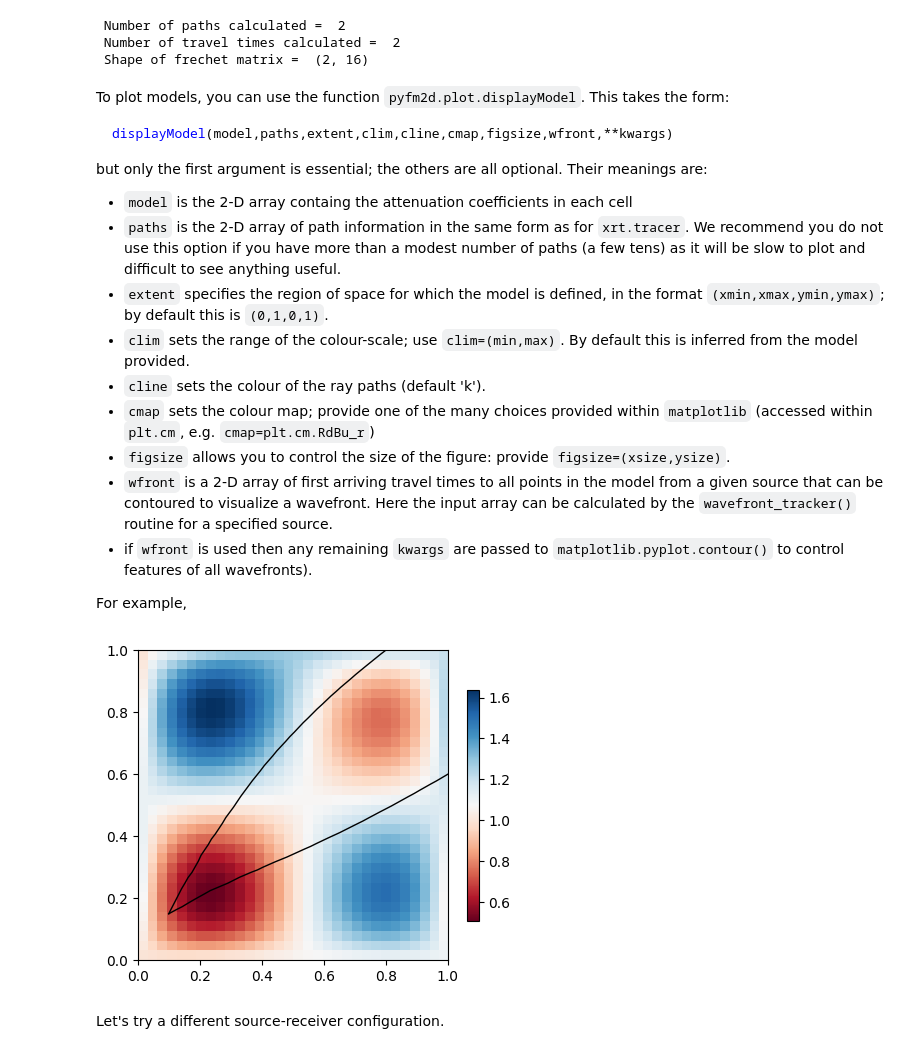
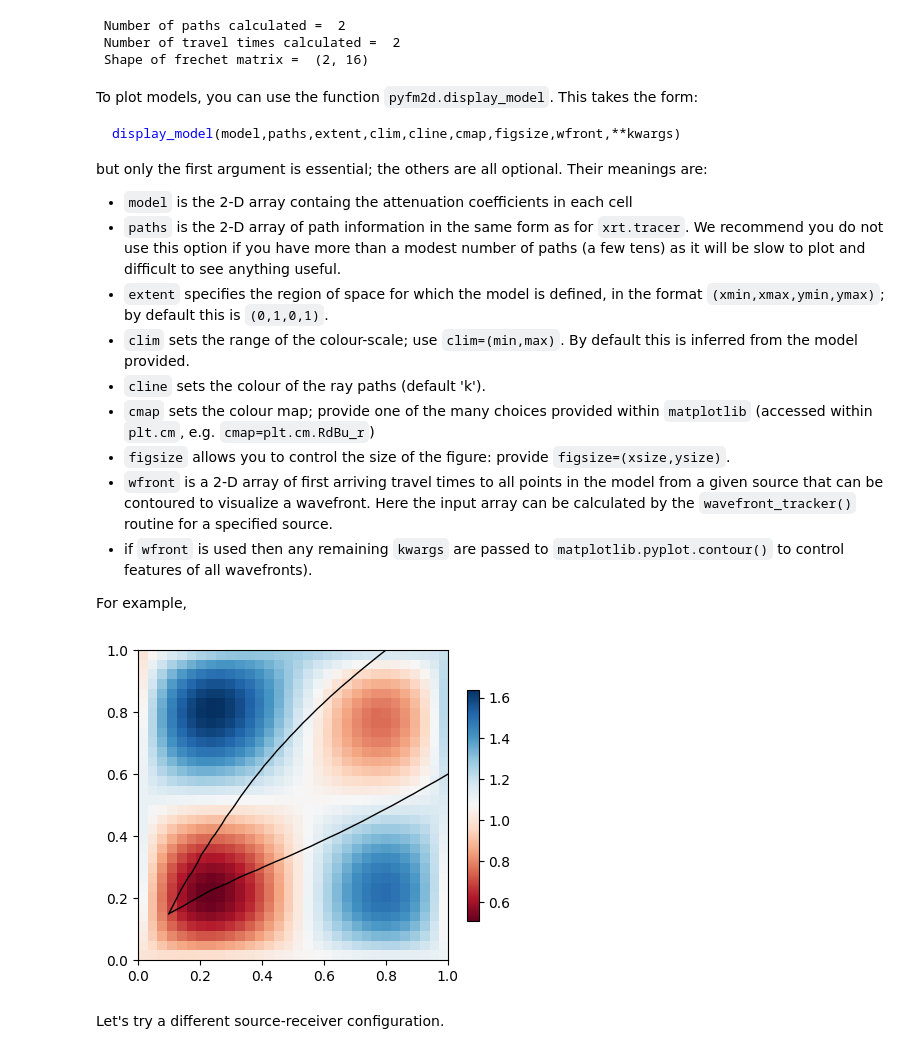
Before and after one commit to inlab-geo/pyfm2d, a Jupyter notebook: examples/FMM_demo Surface Wave.ipynb, the cells around one changed output. Saved outputs shown, nothing was run; the diff lists cells and outputs as text; code cells hidden in the pictures.

````diff
--- a/examples/FMM_demo Surface Wave.ipynb
+++ b/examples/FMM_demo Surface Wave.ipynb
@@ -142,18 +146,22 @@ The wavefront tracker is implemented with a function of the class `pyfm2d.WaveTr
 # %%
 # run wave front tracker
-fmm = wt.WaveTracker()
-fmm.calc_wavefronts(g.getVelocity(),recs,srcs,verbose=False,frechet=True,paths=True)
-print(' Number of paths calculated = ',len(fmm.paths))
-print(' Number of travel times calculated = ',len(fmm.ttimes))
-print(' Shape of frechet matrix = ',fmm.frechet.shape)
+options = pyfm2d.WaveTrackerOptions(
+    frechet=True,  # calculate Frechet derivatives
+    paths=True,  # calculate paths
+)
+
+result = pyfm2d.calc_wavefronts(velocity, recs, srcs, options=options)
+print(" Number of paths calculated = ", len(result.paths))
+print(" Number of travel times calculated = ", len(result.ttimes))
+print(" Shape of frechet matrix = ", result.frechet.shape)
 # %% [output]
  Number of paths calculated =  2
  Number of travel times calculated =  2
  Shape of frechet matrix =  (2, 16)
 # %% [markdown]
-To plot models, you can use the function `pyfm2d.plot.displayModel`. This takes the form:
+To plot models, you can use the function `pyfm2d.display_model`. This takes the form:
 ```python
-displayModel(model,paths,extent,clim,cline,cmap,figsize,wfront,**kwargs)
+display_model(model,paths,extent,clim,cline,cmap,figsize,wfront,**kwargs)
 ```
 but only the first argument is essential; the others are all optional. Their meanings are:
 - `model` is the 2-D array containg the attenuation coefficients in each cell
@@ -167,10 +175,10 @@ but only the first argument is essential; the others are all optional. Their mea
 - if `wfront` is used then any remaining `kwargs` are passed to `matplotlib.pyplot.contour()` to control features of all wavefronts).
 
 For example,
-# %%
-wtp.displayModel(g.getVelocity(),paths=fmm.paths,diced=True,figsize=(5,5))
-# %% [output]
-[figure, removed]
+# %%
+pyfm2d.display_model(velocity, paths=result.paths, diced=True)
+# %% [output]
+[figure, added]
 # %% [markdown]
 Let's try a different source-receiver configuration.
 # %%
````
Also changed, not shown: parts of 16 cells of this notebook, 2 other files.
